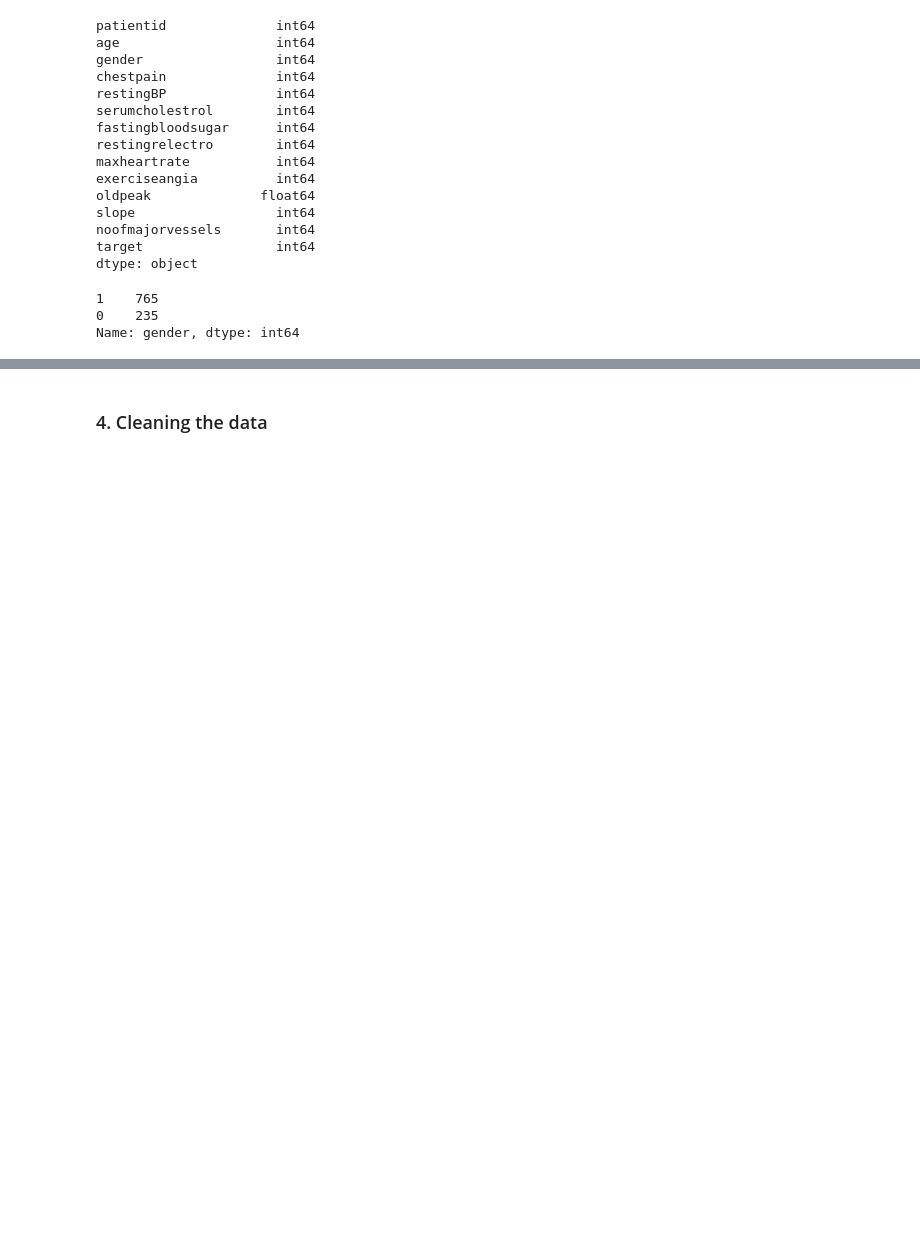
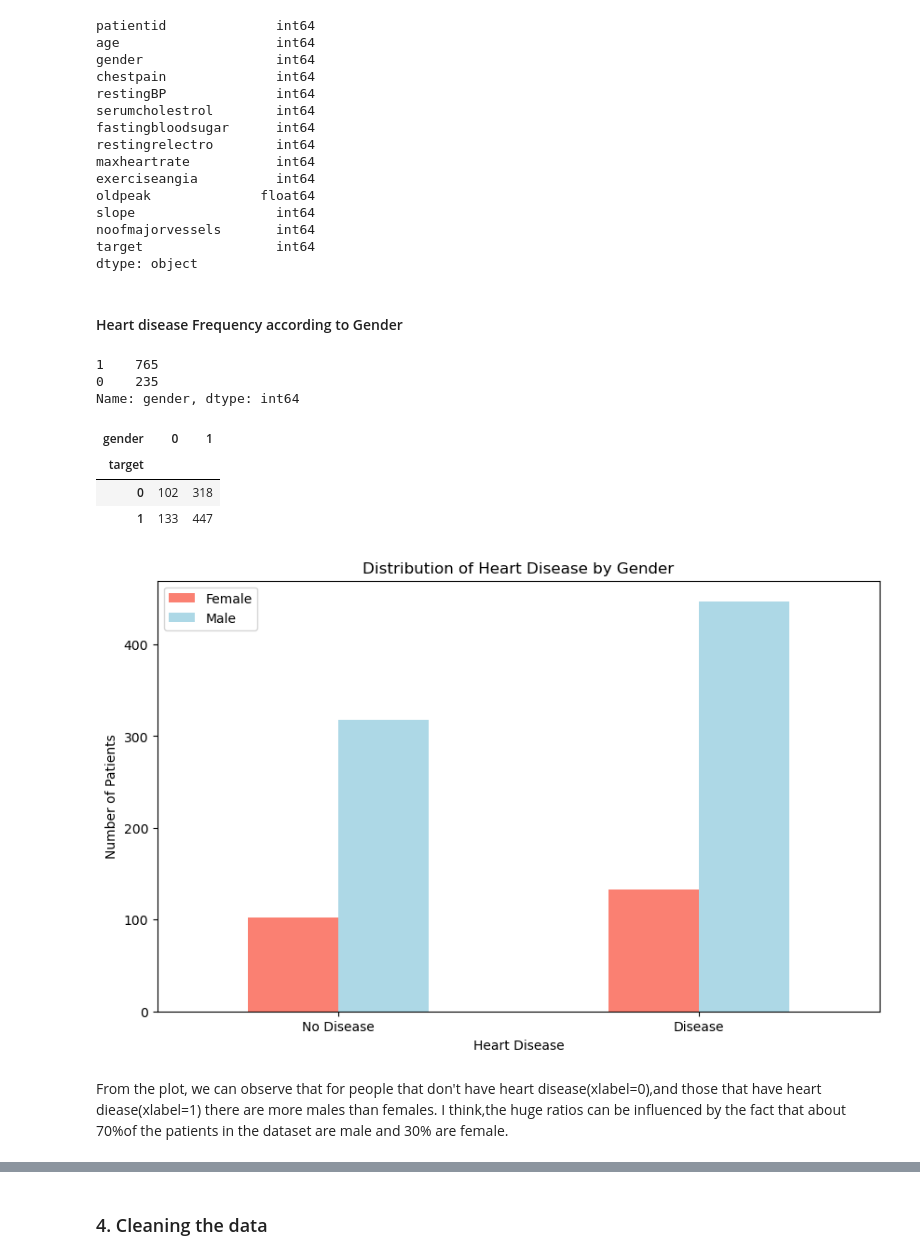
Before and after one commit to see-3pO/Heart_Disease_Prediction, a Jupyter notebook: Heart_Disease_Classifier.ipynb, the cells around one changed output, grey strips where cells are left out. Cells and saved outputs as stored; diff of their text form; code cells hidden in the pictures; blank space fills up the shorter version.

```diff
--- a/Heart_Disease_Classifier.ipynb
+++ b/Heart_Disease_Classifier.ipynb
@@ -165,9 +224,35 @@ slope                  int64
 noofmajorvessels       int64
 target                 int64
 dtype: object
-# %%
-heart_df.gender.value_counts()
-# %% [output]
-1    765
-0    235
-Name: gender, dtype: int64
+# %% [markdown]
+#### Heart disease Frequency according to Gender
+# %%
+heart_df.gender.value_counts()
+# %% [output]
+1    765
+0    235
+Name: gender, dtype: int64
+# %%
+# Compare target column and gender column
+pd.crosstab(heart_df.target, heart_df.gender)
+# %% [output]
+| gender | 0 | 1 |
+| target |  |  |
+| 0 | 102 | 318 |
+| 1 | 133 | 447 |
+# %%
+# plot of the cross tab
+pd.crosstab(heart_df.target, heart_df.gender).plot(kind="bar",
+                                                  figsize=(10,6),
+                                                  color=["salmon", "lightblue"])
+labels = ["No Disease", "Disease"]
+positions = [0, 1]
+plt.title("Distribution of Heart Disease by Gender")
+plt.xlabel("Heart Disease")
+plt.ylabel("Number of Patients")
+plt.xticks(positions, labels, rotation=0)
+plt.legend(["Female", "Male"]);
+# %% [output]
+[figure, added]
+# %% [markdown]
+From the plot, we can observe that for people that don't have heart disease(xlabel=0),and those that have heart diease(xlabel=1) there are more males than females. I think,the huge ratios can be influenced by the fact that about 70%of the patients in the dataset are male and 30% are female.
```
Also changed, not shown: parts of 49 cells of this notebook, 1 other file.
